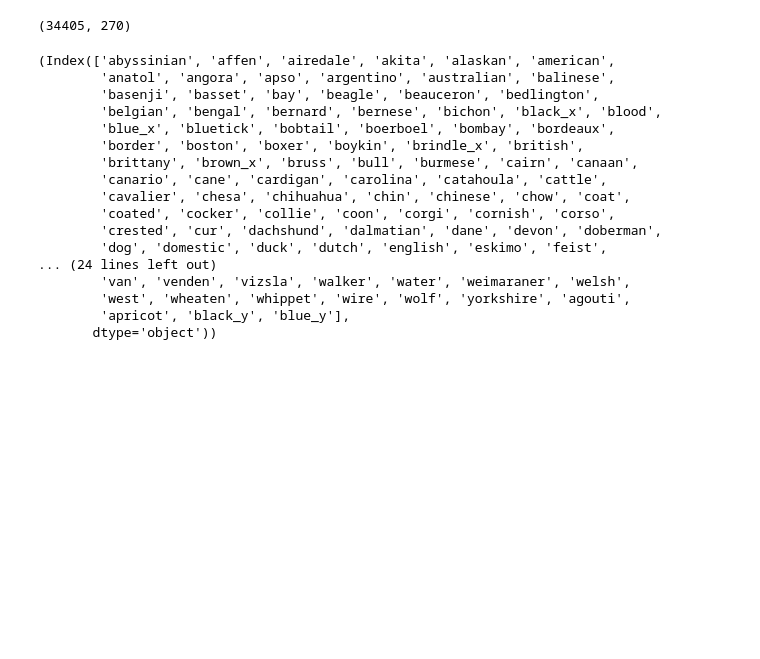
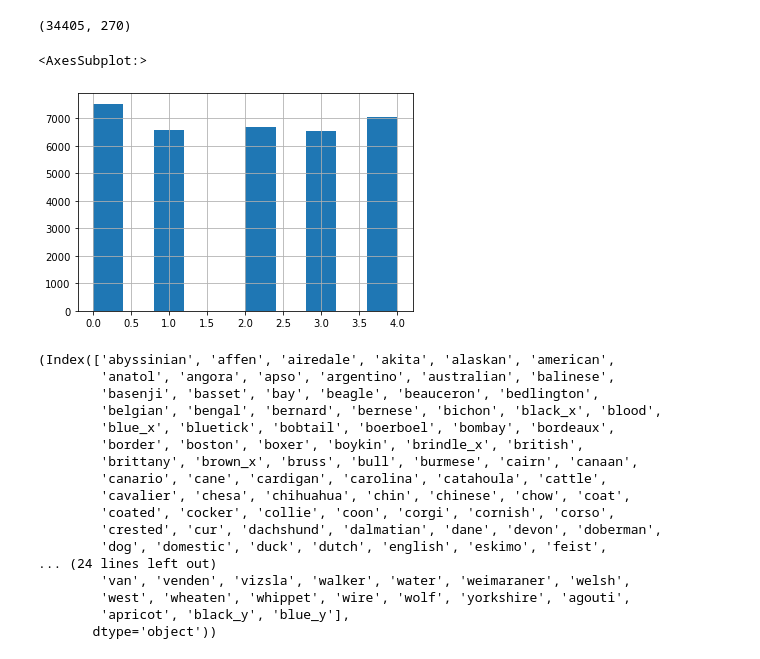
Before and after one commit to Chpel/Maga, a Jupyter notebook: ML/HW_2 (competition)/Pipeline.ipynb, the cells around one changed output. Saved outputs shown, nothing was run; the diff lists cells and outputs as text; code cells hidden in the pictures; blank space fills up the shorter version.

```diff
--- a/ML/HW_2 (competition)/Pipeline.ipynb
+++ b/ML/HW_2 (competition)/Pipeline.ipynb
@@ -145,6 +186,11 @@ X,y,models = preprocessing(df)
 X.shape
 # %% [output]
 (34405, 270)
+# %%
+y.hist()
+# %% [output]
+<AxesSubplot:>
+[figure, added]
 # %%
 X.columns[6:100], X.columns[100:200], X.columns[200:237]
 # %% [output]
```
Also changed, not shown: parts of 5 cells of this notebook.
